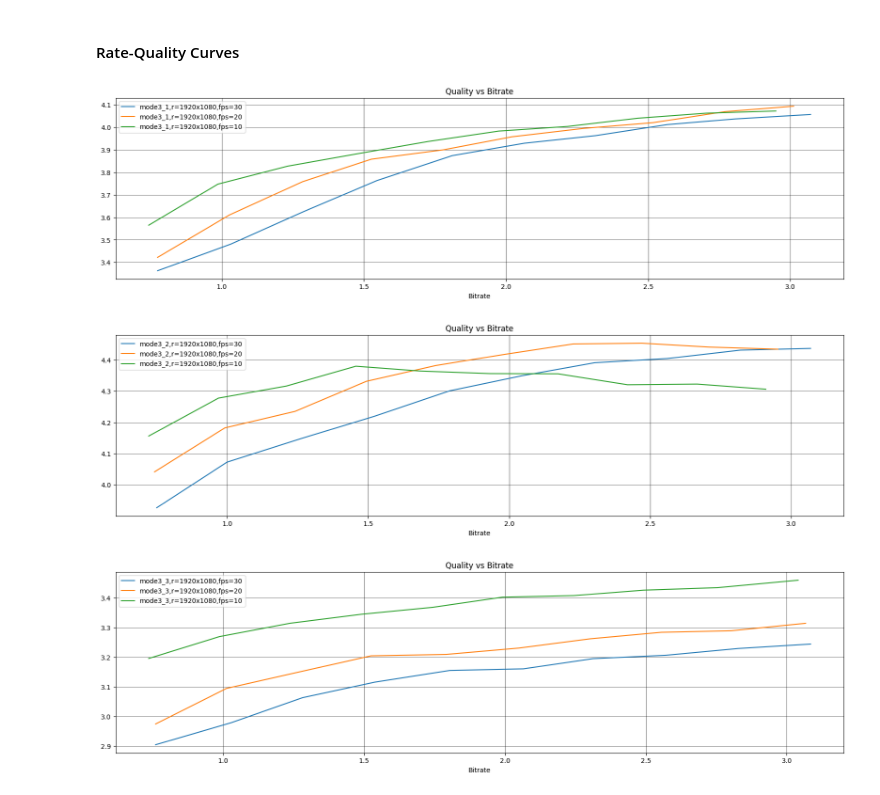
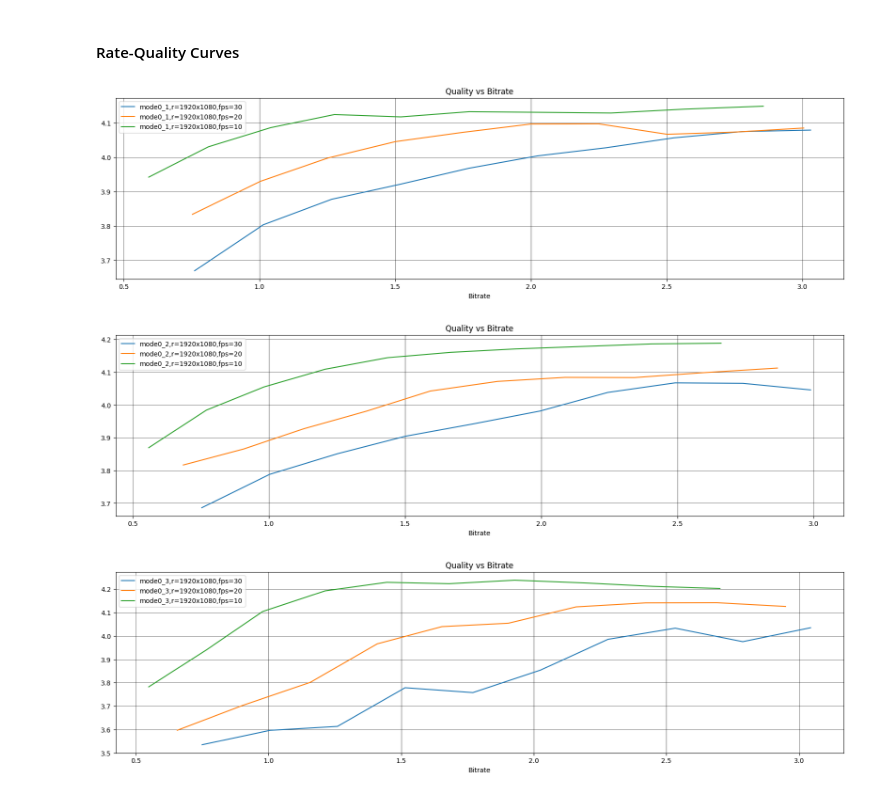
Before and after one commit to krishna-durbha-skydio/Dynamic-Frame-Rate, a Jupyter notebook: statistics/video_quality_analysis.ipynb, the cells around one changed output. Saved outputs shown, nothing was run; the diff lists cells and outputs as text; code cells hidden in the pictures.

Commit message:
GoP_size

```diff
--- a/statistics/video_quality_analysis.ipynb
+++ b/statistics/video_quality_analysis.ipynb
@@ -78,48 +83,49 @@ for resolution in [(1920,1080), (1280,720), (960,540)]:
 # %%
 # Necessary
 Metric2Index = {"resolution":0, "fps":1, "bitrate":2, "quality": 3, "quality/bitrate": 4}
 colors = ['#1f77b4', '#ff7f0e', '#2ca02c', '#d62728', '#9467bd', '#8c564b', '#e377c2', '#7f7f7f', '#bcbd22', '#17becf']
 
 # Setting
-scene_complexity = True
-vehicle_info = True
+scene_complexity = False
+vehicle_info = False
 
 for filenum in [1,2,3]:
-    original_filename = "mode{}_{}".format(Info2Mode[(scene_complexity, vehicle_info)], filenum)
+	original_filename = "mode{}_{}".format(Info2Mode[(scene_complexity, vehicle_info)], filenum)
 
 
-    # Settings
-    settings = [("1920x1080", 30), ("1920x1080", 20), ("1920x1080", 10)]
+	# Settings
+	settings = [(10, "1920x1080", 30), (10, "1920x1080", 20), (10, "1920x1080", 10)]
 
-    # Plotting Seperately
-    plt.figure(figsize=(20,5))
-    plt.grid(which='major', linestyle='-', linewidth='0.4', color='black')
-    plt.grid(which='minor', linestyle='-', linewidth='0.4', color='black')
-    plt.title("Quality vs Bitrate")
-    plt.xlabel("Bitrate")
-    plt.ylabel("")
+	# Plotting Seperately
+	plt.figure(figsize=(20,5))
+	plt.grid(which='major', linestyle='-', linewidth='0.4', color='black')
+	plt.grid(which='minor', linestyle='-', linewidth='0.4', color='black')
+	plt.title("Quality vs Bitrate")
+	plt.xlabel("Bitrate")
+	plt.ylabel("")
 
-    for setting in settings:
-        resolution_string = setting[0]
-        fps = setting[1]
+	for setting in settings:
+		gop_size = setting[0]
+		resolution_string = setting[1]
+		fps = setting[2]
 
-        Bitrate = []
-        Quality = []
+		Bitrate = []
+		Quality = []
 
-        for bitrate in [3, 2.75, 2.5, 2.25, 2, 1.75, 1.5, 1.25, 1, 0.75]:
-            data = File2Metadata[resolution_string][int(fps)][bitrate][original_filename]
-            data = dict(sorted(data.items()))
+		for bitrate in [3, 2.75, 2.5, 2.25, 2, 1.75, 1.5, 1.25, 1, 0.75]:
+			data = File2Metadata[gop_size][resolution_string][int(fps)][bitrate][original_filename]
+			data = dict(sorted(data.items()))
 
-            metadata = np.asarray(list(data.values()))
-            Quality.append(np.mean(metadata[:, 2]))
-            Bitrate.append(np.mean(metadata[:, 1]))
+			metadata = np.asarray(list(data.values()))
+			Quality.append(np.mean(metadata[:, 2]))
+			Bitrate.append(np.mean(metadata[:, 1]))
 
-        plt.plot(Bitrate, Quality, label="{},r={},fps={}".format(original_filename,resolution_string,fps))
+		plt.plot(Bitrate, Quality, label="{},r={},fps={}".format(original_filename,resolution_string,fps))
 
-    plt.legend()
+	plt.legend()
 
-    plt.show()
+	plt.show()
 # %% [output]
-[figure, old version]
+[figure, new version]
-[figure, old version]
+[figure, new version]
-[figure, old version]
+[figure, new version]
```
Also changed, not shown: parts of 3 cells of this notebook, 5 other files.
